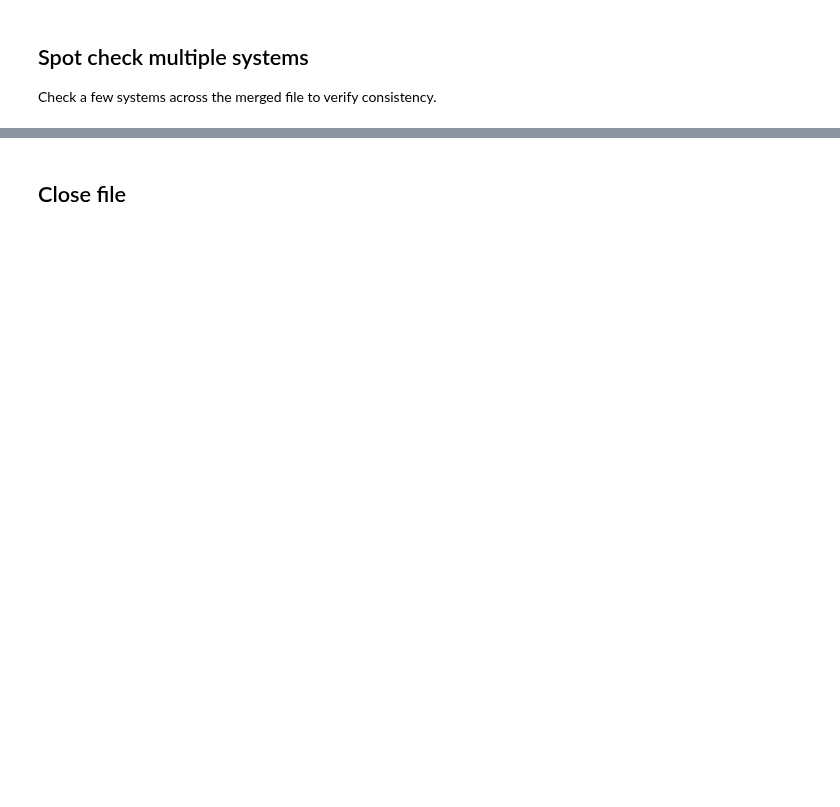
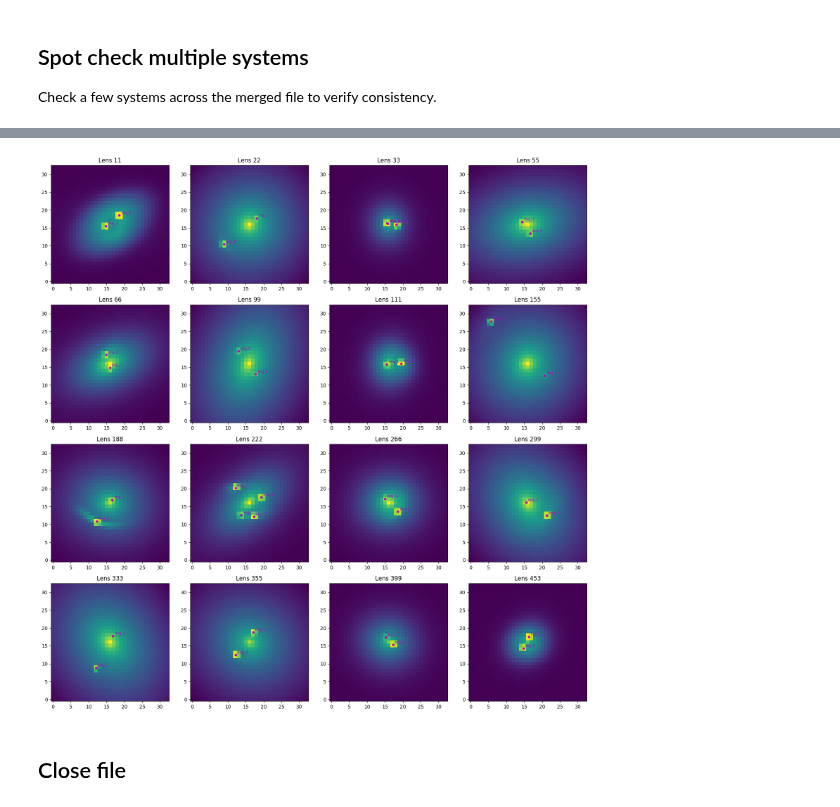
Before and after one commit to LSSTDESC/source_injection_detection, a Jupyter notebook: SL_AGN/v3.0/test_verify_h5.ipynb, the cells around one changed output, grey strips where cells are left out. Drawn from its saved outputs; the diff is of its cells as text; code cells hidden in the pictures; blank space fills up the shorter version.

```diff
--- a/SL_AGN/v3.0/test_verify_h5.ipynb
+++ b/SL_AGN/v3.0/test_verify_h5.ipynb
@@ -28,6 +28,8 @@ def flux2mag(flux, band, exposure_time=30.):
 def mag2flux(mag, band, exposure_time=30.):
     return 10**((mag - MAG_ZPS_CPS[band]) / (-2.5)) * exposure_time
 # %%
-filename = "3000sqdeg_lsst_1y_sample_merged_cleaned.h5"
+#filename = "3000sqdeg_lsst_1y_sample_merged_cleaned.h5"
+folder = "/home/users/shenming/claude_code_test/source_injection_detection/SL_AGN/lens_finding_postage_stamps_dataset"
+filename = f"{folder}/3000sqdeg_lsst_1y_sample_7.h5"
 hf = h5py.File(filename, "r")
 print("Number of systems:", len(hf))
@@ -36,7 +40,13 @@ print("Number of systems:", len(hf))
 # %%
 def get_point_xy(ind, band, hf=hf):
     """Get point source pixel coords relative to stamp center."""
-    metadata = hf[f'lsst_lens_{ind}']['metadata']
+    ind_tmp = ind
+#    ind_tmp = None
+#    if ind<24:
+#        ind_tmp = ind
+#    if ind>24:
+#        ind_tmp = ind + 1
+    metadata = hf[f'lsst_lens_{ind_tmp}']['metadata']
     n_images = len(hf[f'lsst_lens_{ind}']['light_curves'])
     x_c, y_c = 16, 16  # stamp center
     xs, ys = [], []
@@ -127,7 +167,7 @@ plot_diff(ind, band, time_index=2)
 Check a few systems across the merged file to verify consistency.
 # %%
 n_total = len(hf)
-check_indices = [0, 24, 100, 422, 500, 1000, 1500, 2000, n_total - 1]
+check_indices = [11, 22, 33, 55, 66, 99, 111, 155, 188, 222, 266, 299, 333, 355, 399, n_total - 1]
 check_indices = [i for i in check_indices if i < n_total]
 
 for ind in check_indices:
@@ -137,16 +194,18 @@ for ind in check_indices:
 # %%
 # Plot a grid of systems
-fig, axs = plt.subplots(2, 4, figsize=(16, 8))
+fig, axs = plt.subplots(4, 4, figsize=(16, 16))
 axs = axs.flatten()
 
-for i, ind in enumerate(check_indices[:8]):
+for i, ind in enumerate(check_indices):
     arr = hf[f'lsst_lens_{ind}']['postage_stamps']['i']['all_observations'][0]
     axs[i].imshow(np.arcsinh(arr), origin="lower")
     xs, ys = get_point_xy(ind, 'i')
     _plot_points(axs[i], xs, ys)
     axs[i].set_title(f"Lens {ind}")
 
 plt.tight_layout()
+# %% [output]
+[figure, added]
 # %% [markdown]
 ## Close file
 # %%
```
Also changed, not shown: parts of 7 cells of this notebook.
